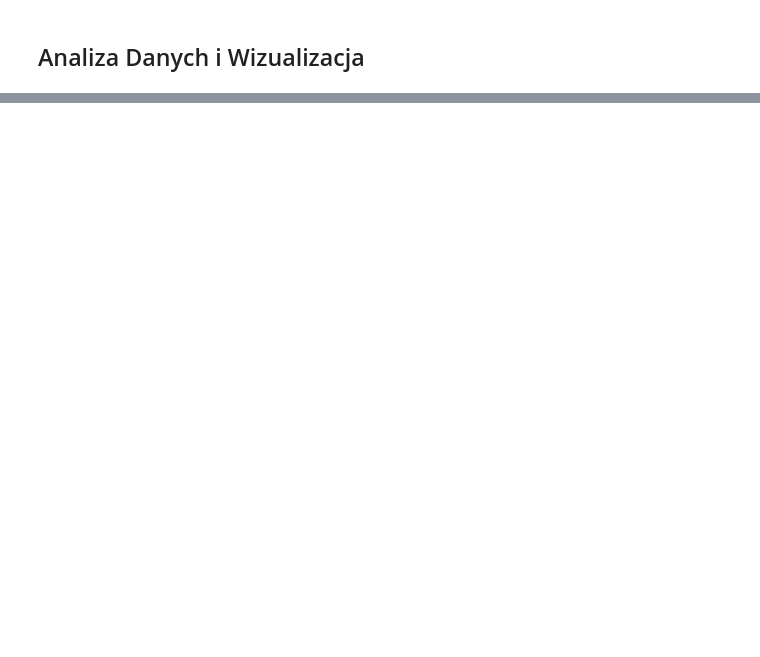
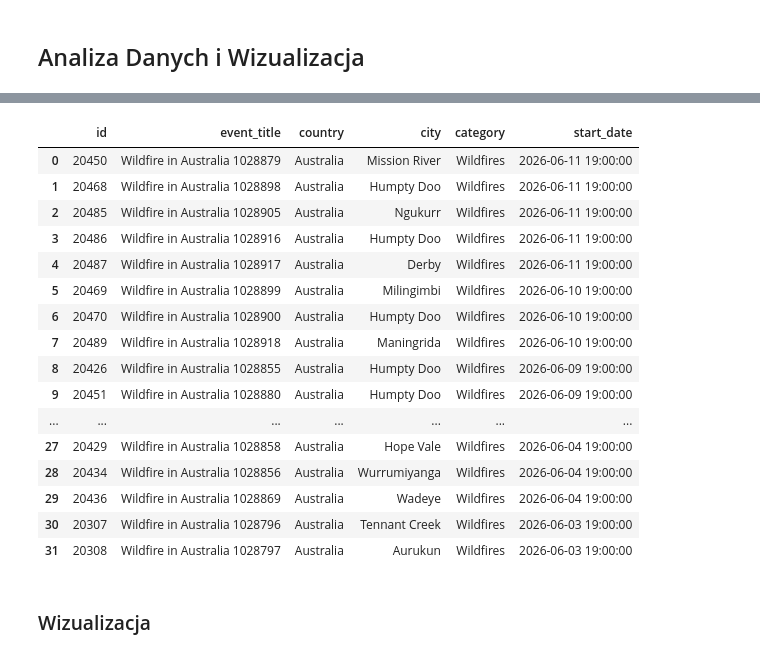
Before and after one commit to Kakaloko/projekt_bazy_eonet, a Jupyter notebook: main.ipynb, the cells around one changed output, grey strips where cells are left out. Drawn from its saved outputs; the diff is of its cells as text; code cells hidden in the pictures; blank space fills up the shorter version.

```diff
--- a/main.ipynb
+++ b/main.ipynb
@@ -439,0 +559,5 @@ with engine.begin() as  conn:
+# %%
+
+with engine.begin() as conn:
+    res = f.event_after_date("2024-01-01", conn)
+    display(res)
@@ -439,0 +578,5 @@ with engine.begin() as  conn:
+# %%
+
+with engine.begin() as conn:
+    res = f.event_unit("hectare", conn)
+    display(res)
@@ -439,0 +597,5 @@ with engine.begin() as  conn:
+# %%
+
+with engine.begin() as conn:
+    res = f.category_latest_events("Wildfires", conn)
+    display(res)
@@ -439,0 +620,5 @@ with engine.begin() as  conn:
+# %%
+
+with engine.begin() as conn:
+    res_active = f.event_status("active", conn)
+    display(res_active)
@@ -440,3 +640,28 @@ with engine.begin() as  conn:
+# %%
+
+with engine.begin() as conn:
+    res = f.event_country_category("Australia", "Wildfires", conn)
+    display(res)
+# %% [output]
+|  | id | event_title | country | city | category | start_date |
+| 0 | 20450 | Wildfire in Australia 1028879 | Australia | Mission River | Wildfires | 2026-06-11 19:00:00 |
+| 1 | 20468 | Wildfire in Australia 1028898 | Australia | Humpty Doo | Wildfires | 2026-06-11 19:00:00 |
+| 2 | 20485 | Wildfire in Australia 1028905 | Australia | Ngukurr | Wildfires | 2026-06-11 19:00:00 |
+| 3 | 20486 | Wildfire in Australia 1028916 | Australia | Humpty Doo | Wildfires | 2026-06-11 19:00:00 |
+| 4 | 20487 | Wildfire in Australia 1028917 | Australia | Derby | Wildfires | 2026-06-11 19:00:00 |
+| 5 | 20469 | Wildfire in Australia 1028899 | Australia | Milingimbi | Wildfires | 2026-06-10 19:00:00 |
+| 6 | 20470 | Wildfire in Australia 1028900 | Australia | Humpty Doo | Wildfires | 2026-06-10 19:00:00 |
+| 7 | 20489 | Wildfire in Australia 1028918 | Australia | Maningrida | Wildfires | 2026-06-10 19:00:00 |
+| 8 | 20426 | Wildfire in Australia 1028855 | Australia | Humpty Doo | Wildfires | 2026-06-09 19:00:00 |
+| 9 | 20451 | Wildfire in Australia 1028880 | Australia | Humpty Doo | Wildfires | 2026-06-09 19:00:00 |
+| ... | ... | ... | ... | ... | ... | ... |
+| 27 | 20429 | Wildfire in Australia 1028858 | Australia | Hope Vale | Wildfires | 2026-06-04 19:00:00 |
+| 28 | 20434 | Wildfire in Australia 1028856 | Australia | Wurrumiyanga | Wildfires | 2026-06-04 19:00:00 |
+| 29 | 20436 | Wildfire in Australia 1028869 | Australia | Wadeye | Wildfires | 2026-06-04 19:00:00 |
+| 30 | 20307 | Wildfire in Australia 1028796 | Australia | Tennant Creek | Wildfires | 2026-06-03 19:00:00 |
+| 31 | 20308 | Wildfire in Australia 1028797 | Australia | Aurukun | Wildfires | 2026-06-03 19:00:00 |
+# %% [markdown]
+### Wizualizacja
 # %%
 import pandas as pd
 import matplotlib.pyplot as plt
```
Also changed, not shown: parts of 23 cells of this notebook, 2 other files.
